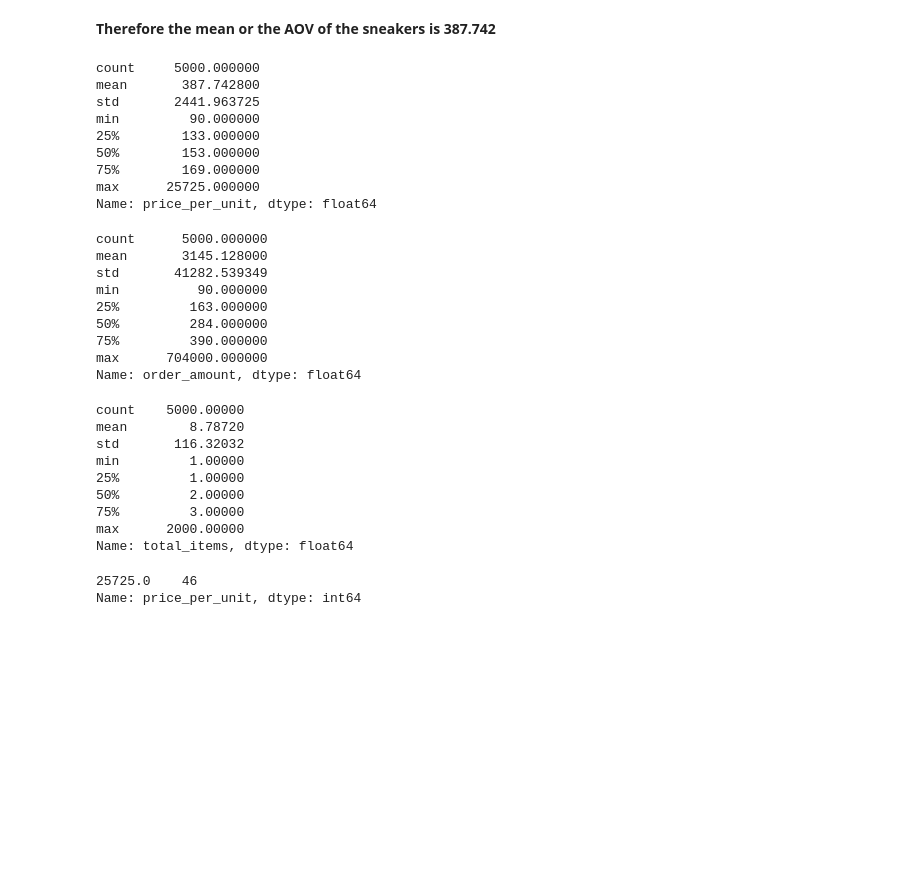
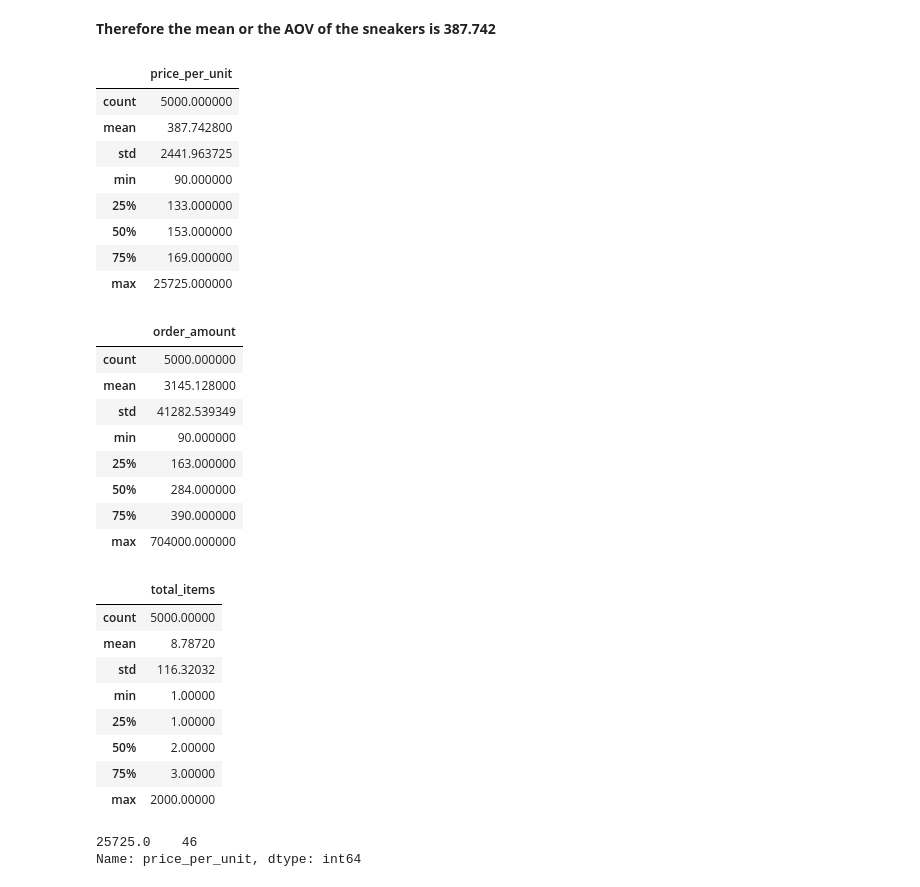
Before and after one commit to valli180/shopify_challenge, a Jupyter notebook: shopify_project.ipynb, the cells around one changed output. Cells and saved outputs as stored; diff of their text form; code cells hidden in the pictures; blank space fills up the shorter version.

```diff
--- a/shopify_project.ipynb
+++ b/shopify_project.ipynb
@@ -56,26 +51,28 @@ df["price_per_unit"].mean()
 # %% [markdown]
 **Therefore the mean or the AOV of the sneakers is 387.742**
 # %%
-df["price_per_unit"].describe()
+pd.DataFrame(df["price_per_unit"].describe()).to_csv("results/price_per_unit.csv")
-# %% [output]
-count     5000.000000
-mean       387.742800
-std       2441.963725
-min         90.000000
-25%        133.000000
-50%        153.000000
-75%        169.000000
-max      25725.000000
-Name: price_per_unit, dtype: float64
+# %%
+pd.DataFrame(df["price_per_unit"].describe())
+# %% [output]
+|  | price_per_unit |
+| count | 5000.000000 |
+| mean | 387.742800 |
+| std | 2441.963725 |
+| min | 90.000000 |
+| 25% | 133.000000 |
+| 50% | 153.000000 |
+| 75% | 169.000000 |
+| max | 25725.000000 |
 # %%
-df["order_amount"].describe()
+pd.DataFrame(df["order_amount"].describe())
 # %% [output]
-count      5000.000000
-mean       3145.128000
-std       41282.539349
-min          90.000000
-25%         163.000000
-50%         284.000000
-75%         390.000000
-max      704000.000000
-Name: order_amount, dtype: float64
+|  | order_amount |
+| count | 5000.000000 |
+| mean | 3145.128000 |
+| std | 41282.539349 |
+| min | 90.000000 |
+| 25% | 163.000000 |
+| 50% | 284.000000 |
+| 75% | 390.000000 |
+| max | 704000.000000 |
@@ -82,15 +83,15 @@ Name: order_amount, dtype: float64
 # %%
-df["total_items"].describe()
+pd.DataFrame(df["total_items"].describe())
 # %% [output]
-count    5000.00000
-mean        8.78720
-std       116.32032
-min         1.00000
-25%         1.00000
-50%         2.00000
-75%         3.00000
-max      2000.00000
-Name: total_items, dtype: float64
+|  | total_items |
+| count | 5000.00000 |
+| mean | 8.78720 |
+| std | 116.32032 |
+| min | 1.00000 |
+| 25% | 1.00000 |
+| 50% | 2.00000 |
+| 75% | 3.00000 |
+| max | 2000.00000 |
 # %%
 # finding number of values above mean and its value
 df[df["price_per_unit"]>df["price_per_unit"].mean()]["price_per_unit"].value_counts()
```
Also changed, not shown: parts of 12 cells of this notebook, 12 other files.
